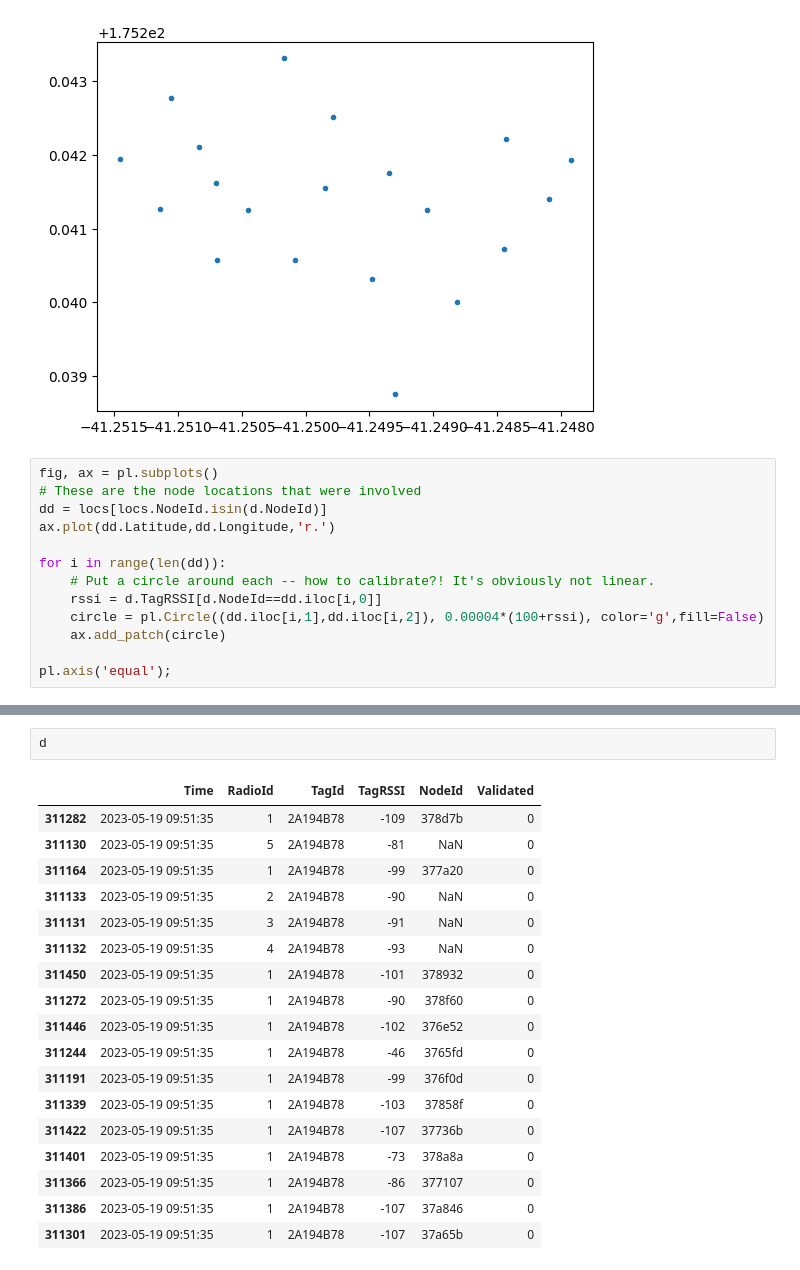
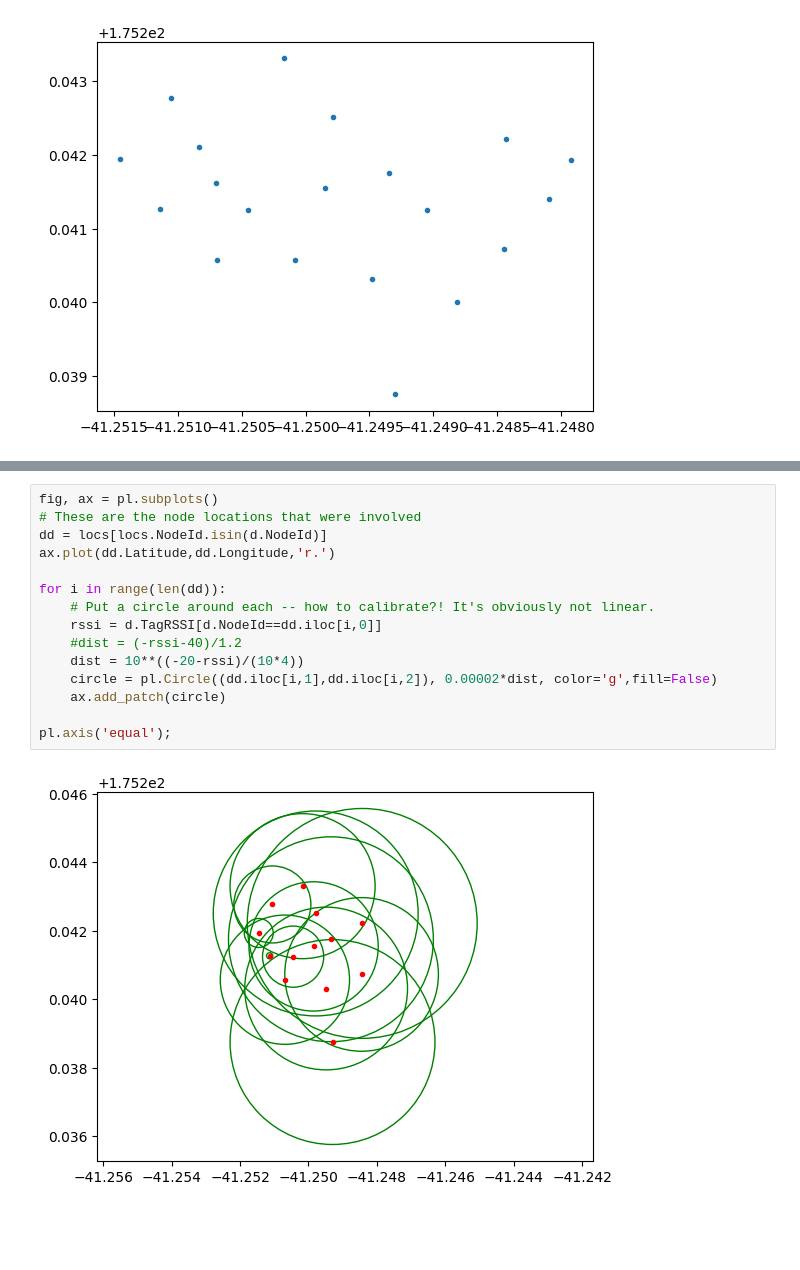
Before and after one commit to smarsland/CTTData, a Jupyter notebook: Localisation.ipynb, the cells around one changed output, grey strips where cells are left out. Drawn from its saved outputs; the diff is of its cells as text; blank space fills up the shorter version.

Commit message:
Log model for rssi loss

```diff
--- a/Localisation.ipynb
+++ b/Localisation.ipynb
@@ -132,16 +132,3 @@ pl.plot(locs.Latitude,locs.Longitude,'b.');
 # TODO -- sensor station too (and then think about which yagis)
 # %% [output]
 [figure]
-# %%
-fig, ax = pl.subplots()
-# These are the node locations that were involved
-dd = locs[locs.NodeId.isin(d.NodeId)]
-ax.plot(dd.Latitude,dd.Longitude,'r.')
-
-for i in range(len(dd)):
-    # Put a circle around each -- how to calibrate?! It's obviously not linear.
-    rssi = d.TagRSSI[d.NodeId==dd.iloc[i,0]]
-    circle = pl.Circle((dd.iloc[i,1],dd.iloc[i,2]), 0.00004*(100+rssi), color='g',fill=False)
-    ax.add_patch(circle)
-
-pl.axis('equal');
@@ -150,21 +135,17 @@ pl.axis('equal');
-# %%
-d
-# %% [output]
-|  | Time | RadioId | TagId | TagRSSI | NodeId | Validated |
-| 311282 | 2023-05-19 09:51:35 | 1 | 2A194B78 | -109 | 378d7b | 0 |
-| 311130 | 2023-05-19 09:51:35 | 5 | 2A194B78 | -81 | NaN | 0 |
-| 311164 | 2023-05-19 09:51:35 | 1 | 2A194B78 | -99 | 377a20 | 0 |
-| 311133 | 2023-05-19 09:51:35 | 2 | 2A194B78 | -90 | NaN | 0 |
-| 311131 | 2023-05-19 09:51:35 | 3 | 2A194B78 | -91 | NaN | 0 |
-| 311132 | 2023-05-19 09:51:35 | 4 | 2A194B78 | -93 | NaN | 0 |
-| 311450 | 2023-05-19 09:51:35 | 1 | 2A194B78 | -101 | 378932 | 0 |
-| 311272 | 2023-05-19 09:51:35 | 1 | 2A194B78 | -90 | 378f60 | 0 |
-| 311446 | 2023-05-19 09:51:35 | 1 | 2A194B78 | -102 | 376e52 | 0 |
-| 311244 | 2023-05-19 09:51:35 | 1 | 2A194B78 | -46 | 3765fd | 0 |
-| 311191 | 2023-05-19 09:51:35 | 1 | 2A194B78 | -99 | 376f0d | 0 |
-| 311339 | 2023-05-19 09:51:35 | 1 | 2A194B78 | -103 | 37858f | 0 |
-| 311422 | 2023-05-19 09:51:35 | 1 | 2A194B78 | -107 | 37736b | 0 |
-| 311401 | 2023-05-19 09:51:35 | 1 | 2A194B78 | -73 | 378a8a | 0 |
-| 311366 | 2023-05-19 09:51:35 | 1 | 2A194B78 | -86 | 377107 | 0 |
-| 311386 | 2023-05-19 09:51:35 | 1 | 2A194B78 | -107 | 37a846 | 0 |
-| 311301 | 2023-05-19 09:51:35 | 1 | 2A194B78 | -107 | 37a65b | 0 |
+# %%
+fig, ax = pl.subplots()
+# These are the node locations that were involved
+dd = locs[locs.NodeId.isin(d.NodeId)]
+ax.plot(dd.Latitude,dd.Longitude,'r.')
+
+for i in range(len(dd)):
+    # Put a circle around each -- how to calibrate?! It's obviously not linear.
+    rssi = d.TagRSSI[d.NodeId==dd.iloc[i,0]]
+    #dist = (-rssi-40)/1.2
+    dist = 10**((-20-rssi)/(10*4))
+    circle = pl.Circle((dd.iloc[i,1],dd.iloc[i,2]), 0.00002*dist, color='g',fill=False)
+    ax.add_patch(circle)
+
+pl.axis('equal');
+# %% [output]
+[figure, added]
```
Also changed, not shown: parts of 2 cells of this notebook, 1 other file.
